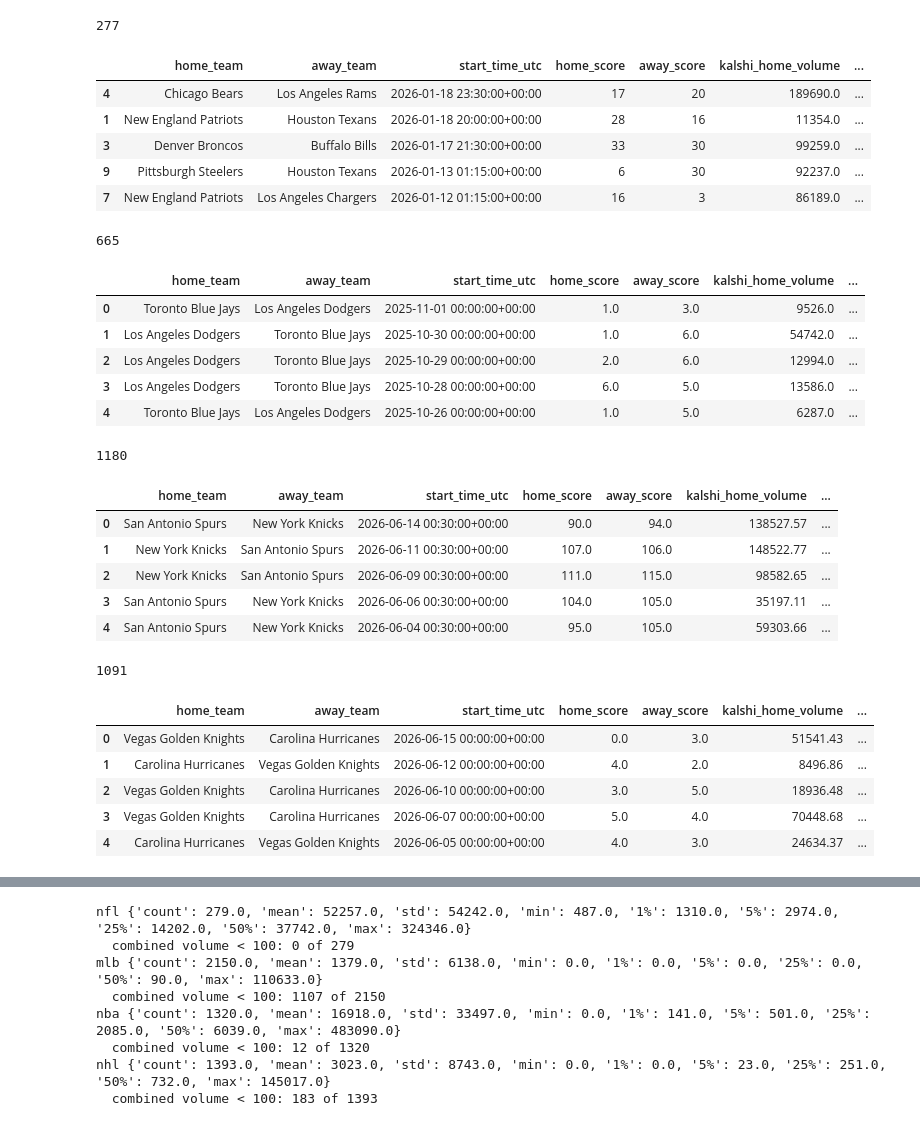
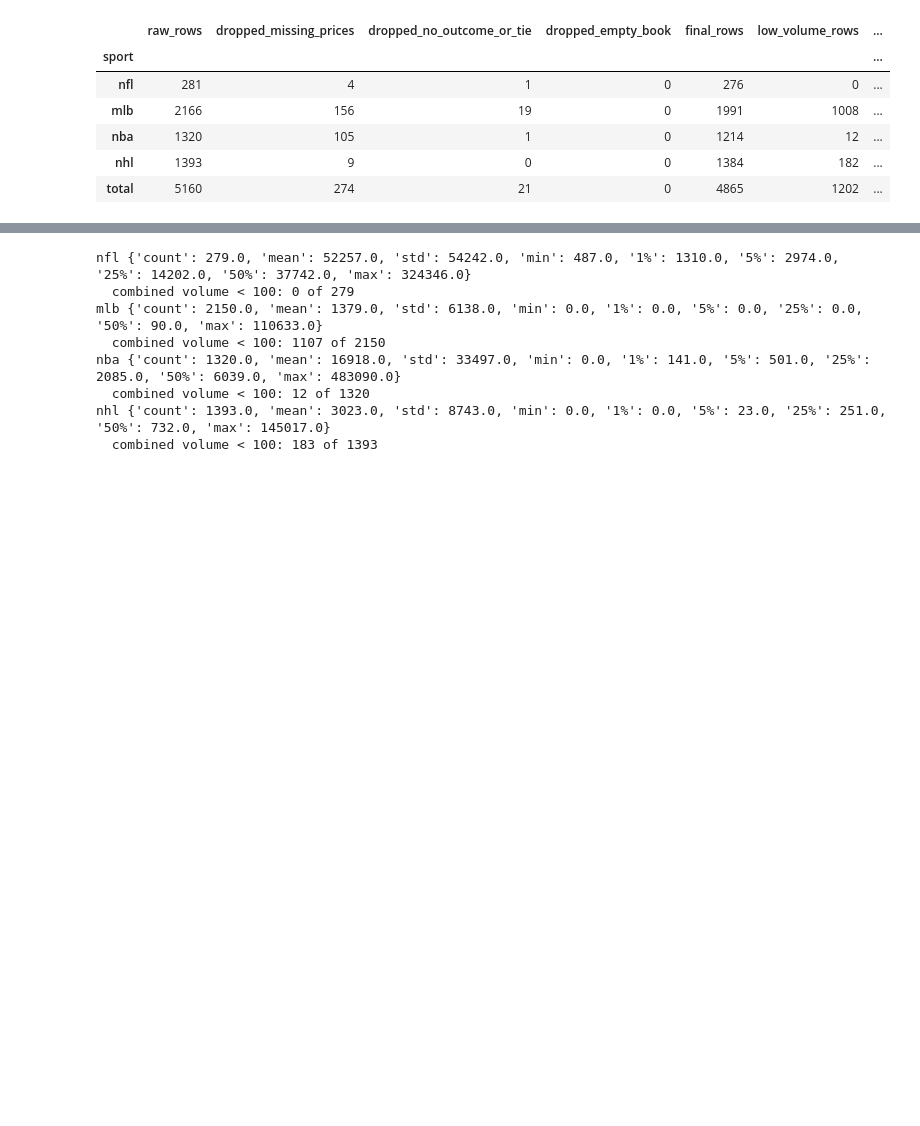
Before and after one commit to harrison-hal3sworth/predmarketproject, a Jupyter notebook: cleaning/cleaning.ipynb, the cells around one changed output, grey strips where cells are left out. Cells and saved outputs as stored; diff of their text form; code cells hidden in the pictures; blank space fills up the shorter version.

```diff
--- a/cleaning/cleaning.ipynb
+++ b/cleaning/cleaning.ipynb
@@ -5,16 +16,22 @@ Combine and reformat raw data for use in modeling further in the pipeline.
 # %%
 # Globals for this file, need to be updated once
 # a new season, or sport is added
-SPORTS_SEASONS = {"nfl":[2025],
-                  "mlb":[2025],
-                  "nba":[2025],
-                  "nhl":[2025]}
+SPORTS_SEASONS = {"nfl": [2025],
+                  "mlb": [2025],
+                  "nba": [2025],
+                  "nhl": [2025]}
 
 STATES = ["away", "home"]
 
-import csv
+# Games with less combined pre-kickoff volume than this are FLAGGED, not dropped.
+# Their closing quotes may be stale, so analyses can exclude them as a robustness check.
+MIN_VOLUME = 100
+
 import sys
 import pandas as pd
+import matplotlib.pyplot as plt
+from matplotlib.colors import LinearSegmentedColormap
+import numpy as np
 
 sys.path.append("..")
 from src.pricing.devig import devig_two_way, american_odds_to_prob
@@ -85,40 +187,24 @@ tmp = clean_data(tmp)
 # %%
 # Read and clean all sports for 2025 season
 raw = {}
 clean = {}
+logs = []
 
 for sport in SPORTS_SEASONS.keys():
     raw[sport] = read_season_data_file(sport, 2025)
-    clean[sport] = clean_data(raw[sport])
-    print(len(clean[sport]))
-    display(clean[sport].head())
+    clean[sport], log = clean_data(raw[sport], sport)
+    logs.append(log)
+
+retention = pd.DataFrame(logs).set_index("sport")
+retention.loc["total"] = retention.sum()
+retention["kept_%"] = (100 * retention["final_rows"] / retention["raw_rows"]).round(1)
+retention
 # %% [output]
-277
-|  | home_team | away_team | start_time_utc | home_score | away_score | kalshi_home_volume | ... |
-| 4 | Chicago Bears | Los Angeles Rams | 2026-01-18 23:30:00+00:00 | 17 | 20 | 189690.0 | ... |
-| 1 | New England Patriots | Houston Texans | 2026-01-18 20:00:00+00:00 | 28 | 16 | 11354.0 | ... |
-| 3 | Denver Broncos | Buffalo Bills | 2026-01-17 21:30:00+00:00 | 33 | 30 | 99259.0 | ... |
-| 9 | Pittsburgh Steelers | Houston Texans | 2026-01-13 01:15:00+00:00 | 6 | 30 | 92237.0 | ... |
-| 7 | New England Patriots | Los Angeles Chargers | 2026-01-12 01:15:00+00:00 | 16 | 3 | 86189.0 | ... |
+|  | raw_rows | dropped_missing_prices | dropped_no_outcome_or_tie | dropped_empty_book | final_rows | low_volume_rows | ... |
+| sport |  |  |  |  |  |  | ... |
+| nfl | 281 | 4 | 1 | 0 | 276 | 0 | ... |
+| mlb | 2166 | 156 | 19 | 0 | 1991 | 1008 | ... |
+| nba | 1320 | 105 | 1 | 0 | 1214 | 12 | ... |
+| nhl | 1393 | 9 | 0 | 0 | 1384 | 182 | ... |
+| total | 5160 | 274 | 21 | 0 | 4865 | 1202 | ... |
-665
-|  | home_team | away_team | start_time_utc | home_score | away_score | kalshi_home_volume | ... |
-| 0 | Toronto Blue Jays | Los Angeles Dodgers | 2025-11-01 00:00:00+00:00 | 1.0 | 3.0 | 9526.0 | ... |
-| 1 | Los Angeles Dodgers | Toronto Blue Jays | 2025-10-30 00:00:00+00:00 | 1.0 | 6.0 | 54742.0 | ... |
-| 2 | Los Angeles Dodgers | Toronto Blue Jays | 2025-10-29 00:00:00+00:00 | 2.0 | 6.0 | 12994.0 | ... |
-| 3 | Los Angeles Dodgers | Toronto Blue Jays | 2025-10-28 00:00:00+00:00 | 6.0 | 5.0 | 13586.0 | ... |
-| 4 | Toronto Blue Jays | Los Angeles Dodgers | 2025-10-26 00:00:00+00:00 | 1.0 | 5.0 | 6287.0 | ... |
-1180
-|  | home_team | away_team | start_time_utc | home_score | away_score | kalshi_home_volume | ... |
-| 0 | San Antonio Spurs | New York Knicks | 2026-06-14 00:30:00+00:00 | 90.0 | 94.0 | 138527.57 | ... |
-| 1 | New York Knicks | San Antonio Spurs | 2026-06-11 00:30:00+00:00 | 107.0 | 106.0 | 148522.77 | ... |
-| 2 | New York Knicks | San Antonio Spurs | 2026-06-09 00:30:00+00:00 | 111.0 | 115.0 | 98582.65 | ... |
-| 3 | San Antonio Spurs | New York Knicks | 2026-06-06 00:30:00+00:00 | 104.0 | 105.0 | 35197.11 | ... |
-| 4 | San Antonio Spurs | New York Knicks | 2026-06-04 00:30:00+00:00 | 95.0 | 105.0 | 59303.66 | ... |
-1091
-|  | home_team | away_team | start_time_utc | home_score | away_score | kalshi_home_volume | ... |
-| 0 | Vegas Golden Knights | Carolina Hurricanes | 2026-06-15 00:00:00+00:00 | 0.0 | 3.0 | 51541.43 | ... |
-| 1 | Carolina Hurricanes | Vegas Golden Knights | 2026-06-12 00:00:00+00:00 | 4.0 | 2.0 | 8496.86 | ... |
-| 2 | Vegas Golden Knights | Carolina Hurricanes | 2026-06-10 00:00:00+00:00 | 3.0 | 5.0 | 18936.48 | ... |
-| 3 | Vegas Golden Knights | Carolina Hurricanes | 2026-06-07 00:00:00+00:00 | 5.0 | 4.0 | 70448.68 | ... |
-| 4 | Carolina Hurricanes | Vegas Golden Knights | 2026-06-05 00:00:00+00:00 | 4.0 | 3.0 | 24634.37 | ... |
 # %%
```
Also changed, not shown: parts of 38 cells of this notebook, 19 other files.
